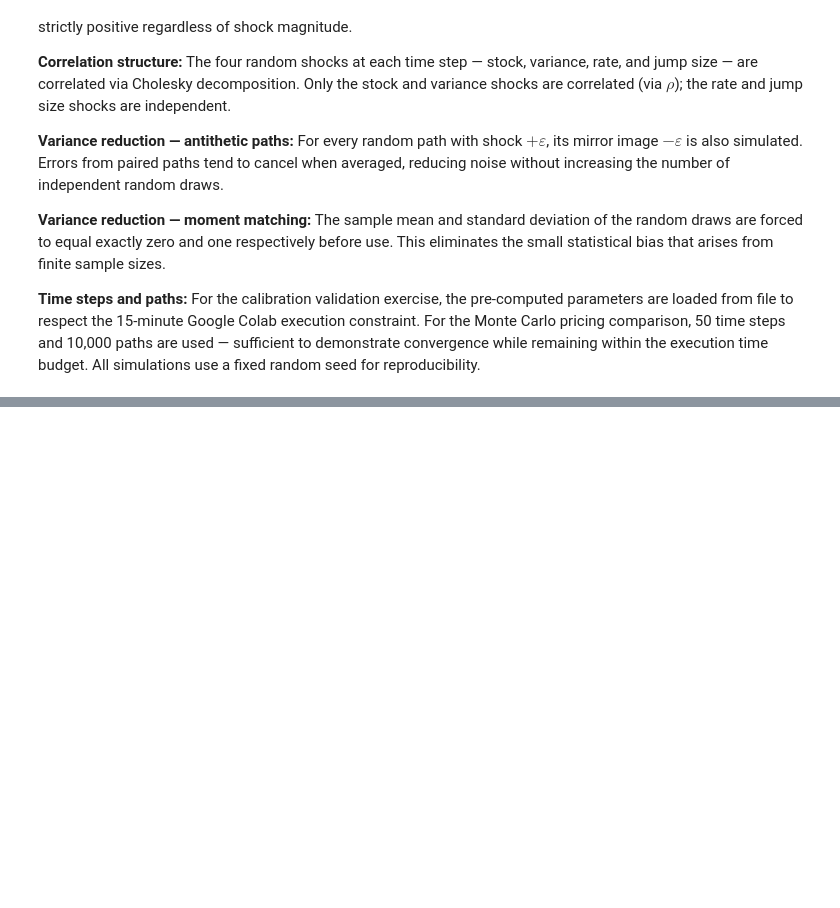
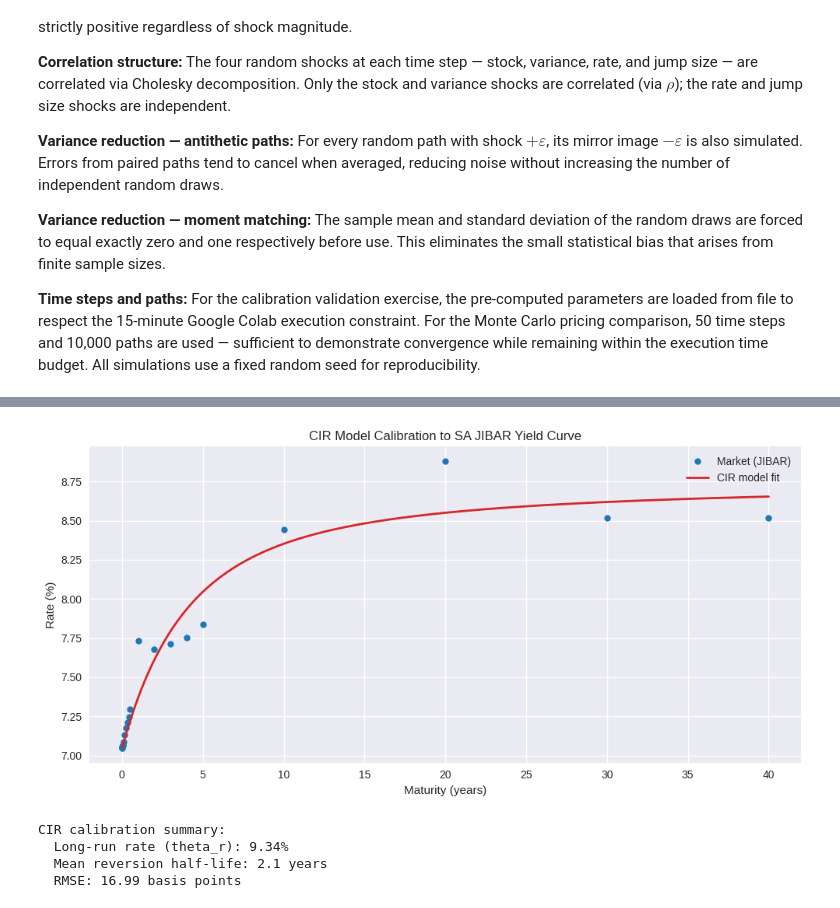
Before and after one commit to LefasoMachere11/bcc-sa-derivatives, a Jupyter notebook: final_project.ipynb, the cells around one changed output, grey strips where cells are left out. Saved outputs shown, nothing was run; the diff lists cells and outputs as text; code cells hidden in the pictures; blank space fills up the shorter version.

Commit message:
Add Section 6.1 CIR calibration results

```diff
--- a/final_project.ipynb
+++ b/final_project.ipynb
@@ -1046,0 +1105,41 @@ seed for reproducibility.
+# %%
+# Generate model-implied yields across full maturity spectrum
+tenors_plot = np.linspace(0.01, 40.0, 200)
+model_yields = np.array([
+    cir_zcb_yield(
+        cir_params['r0'],
+        cir_params['kappa_r'],
+        cir_params['theta_r'],
+        cir_params['sigma_r'],
+        T
+    )
+    for T in tenors_plot
+])
+
+# Plot market vs model
+fig, ax = plt.subplots(figsize=(10, 5))
+
+ax.plot(yc['tenor_years'], yc['rate'] * 100,
+        'o', ms=6, color='tab:blue', label='Market (JIBAR)')
+ax.plot(tenors_plot, model_yields * 100,
+        '-', lw=2.0, color='tab:red', label='CIR model fit')
+
+ax.set_xlabel('Maturity (years)')
+ax.set_ylabel('Rate (%)')
+ax.set_title('CIR Model Calibration to SA JIBAR Yield Curve')
+ax.legend()
+
+plt.tight_layout()
+plt.show()
+
+print(f"CIR calibration summary:")
+print(f"  Long-run rate (theta_r): {cir_params['theta_r']*100:.2f}%")
+print(f"  Mean reversion half-life: "
+      f"{np.log(2)/cir_params['kappa_r']:.1f} years")
+print(f"  RMSE: {cir_params['rmse']*10000:.2f} basis points")
+# %% [output]
+[figure, added]
+CIR calibration summary:
+  Long-run rate (theta_r): 9.34%
+  Mean reversion half-life: 2.1 years
+  RMSE: 16.99 basis points
```
Also changed, not shown: parts of 4 cells of this notebook.
